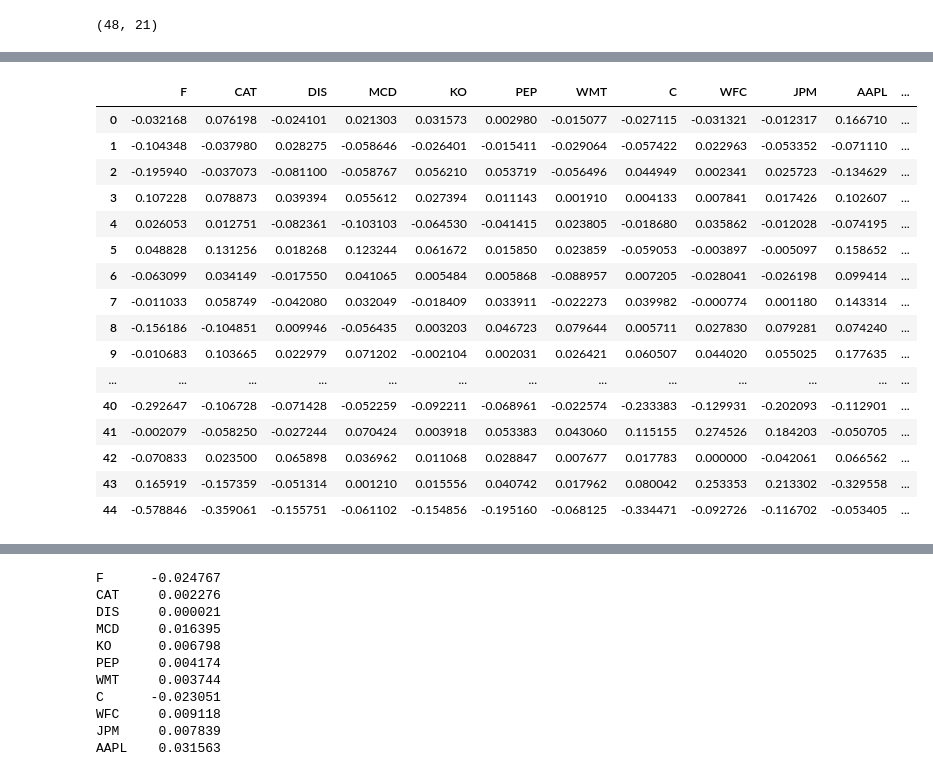
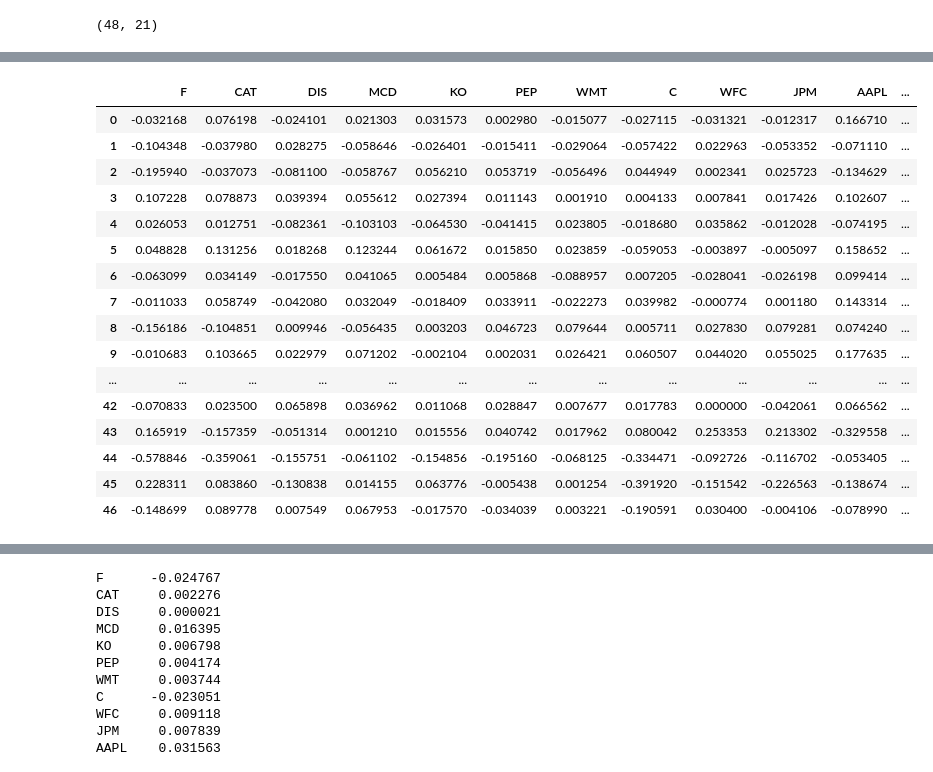
Before and after one commit to YixiaoHong/Finencial-Engineering-P1, a Jupyter notebook: project1.ipynb, the cells around one changed output, grey strips where cells are left out. Drawn from its saved outputs; the diff is of its cells as text; code cells hidden in the pictures.

```diff
--- a/project1.ipynb
+++ b/project1.ipynb
@@ -24,12 +26,12 @@ Stock names: ['F', 'CAT', 'DIS', 'MCD', 'KO', 'PEP', 'WMT', 'C', 'WFC', 'JPM', '
 20
 # %%
 df =pd.read_csv('https://raw.githubusercontent.com/YixiaoHong/Finencial-Engineering-P1/master/data/AAPL.csv')
-df_stock = df[['Date']]
+df_stock_full = df[['Date']]
 
 for i in stocksNameList:
   path = 'https://raw.githubusercontent.com/YixiaoHong/Finencial-Engineering-P1/master/data/' + i +'.csv'
   df =pd.read_csv(path)
-  df_stock[i] = df[['Adj Close']]
-print (df_stock.shape)
+  df_stock_full[i] = df[['Adj Close']]
+print (df_stock_full.shape)
 # %% [output]
 (48, 21)
@@ -36,6 +43,5 @@ print (df_stock.shape)
 # %%
 #for now we only keep the data from Dec-30-2004 to Sep-30-2008 (Oct-1-2008)
-df_stock = df_stock.loc[:45,:]
-df_stock['Date'] = df_stock['Date'].astype('datetime64[ns]')
-print (df_stock.head())
+df_stock_full['Date'] = df_stock_full['Date'].astype('datetime64[ns]')
+display(df_stock_full)
 # %% [output]
@@ -50,32 +65,32 @@ print (df_stock.head())
 # %%
 #Get the monthly return samples
-df_monthly_r = df_stock.copy()
-for row in range(45):
+df_monthly_r = df_stock_full.copy()
+for row in range(47):
   for col in range(1,21):
     r = (df_monthly_r.iloc[row+1,col]-df_monthly_r.iloc[row,col])/df_monthly_r.iloc[row,col]
     df_monthly_r.iat[row,col] = r
 
 #delete the last row+
 df_monthly_r.drop(df_monthly_r.tail(1).index,inplace=True)
 
 df_monthly_r_data = df_monthly_r.drop(columns=['Date'])
 
 display(df_monthly_r_data)
 # %% [output]
 |  | F | CAT | DIS | MCD | KO | PEP | WMT | C | WFC | JPM | AAPL | ... |
 | 0 | -0.032168 | 0.076198 | -0.024101 | 0.021303 | 0.031573 | 0.002980 | -0.015077 | -0.027115 | -0.031321 | -0.012317 | 0.166710 | ... |
 | 1 | -0.104348 | -0.037980 | 0.028275 | -0.058646 | -0.026401 | -0.015411 | -0.029064 | -0.057422 | 0.022963 | -0.053352 | -0.071110 | ... |
 | 2 | -0.195940 | -0.037073 | -0.081100 | -0.058767 | 0.056210 | 0.053719 | -0.056496 | 0.044949 | 0.002341 | 0.025723 | -0.134629 | ... |
 | 3 | 0.107228 | 0.078873 | 0.039394 | 0.055612 | 0.027394 | 0.011143 | 0.001910 | 0.004133 | 0.007841 | 0.017426 | 0.102607 | ... |
 | 4 | 0.026053 | 0.012751 | -0.082361 | -0.103103 | -0.064530 | -0.041415 | 0.023805 | -0.018680 | 0.035862 | -0.012028 | -0.074195 | ... |
 | 5 | 0.048828 | 0.131256 | 0.018268 | 0.123244 | 0.061672 | 0.015850 | 0.023859 | -0.059053 | -0.003897 | -0.005097 | 0.158652 | ... |
 | 6 | -0.063099 | 0.034149 | -0.017550 | 0.041065 | 0.005484 | 0.005868 | -0.088957 | 0.007205 | -0.028041 | -0.026198 | 0.099414 | ... |
 | 7 | -0.011033 | 0.058749 | -0.042080 | 0.032049 | -0.018409 | 0.033911 | -0.022273 | 0.039982 | -0.000774 | 0.001180 | 0.143314 | ... |
 | 8 | -0.156186 | -0.104851 | 0.009946 | -0.056435 | 0.003203 | 0.046723 | 0.079644 | 0.005711 | 0.027830 | 0.079281 | 0.074240 | ... |
 | 9 | -0.010683 | 0.103665 | 0.022979 | 0.071202 | -0.002104 | 0.002031 | 0.026421 | 0.060507 | 0.044020 | 0.055025 | 0.177635 | ... |
 | ... | ... | ... | ... | ... | ... | ... | ... | ... | ... | ... | ... | ... |
-| 40 | -0.292647 | -0.106728 | -0.071428 | -0.052259 | -0.092211 | -0.068961 | -0.022574 | -0.233383 | -0.129931 | -0.202093 | -0.112901 | ... |
-| 41 | -0.002079 | -0.058250 | -0.027244 | 0.070424 | 0.003918 | 0.053383 | 0.043060 | 0.115155 | 0.274526 | 0.184203 | -0.050705 | ... |
 | 42 | -0.070833 | 0.023500 | 0.065898 | 0.036962 | 0.011068 | 0.028847 | 0.007677 | 0.017783 | 0.000000 | -0.042061 | 0.066562 | ... |
 | 43 | 0.165919 | -0.157359 | -0.051314 | 0.001210 | 0.015556 | 0.040742 | 0.017962 | 0.080042 | 0.253353 | 0.213302 | -0.329558 | ... |
 | 44 | -0.578846 | -0.359061 | -0.155751 | -0.061102 | -0.154856 | -0.195160 | -0.068125 | -0.334471 | -0.092726 | -0.116702 | -0.053405 | ... |
+| 45 | 0.228311 | 0.083860 | -0.130838 | 0.014155 | 0.063776 | -0.005438 | 0.001254 | -0.391920 | -0.151542 | -0.226563 | -0.138674 | ... |
+| 46 | -0.148699 | 0.089778 | 0.007549 | 0.067953 | -0.017570 | -0.034039 | 0.003221 | -0.190591 | 0.030400 | -0.004106 | -0.078990 | ... |
```
Also changed, not shown: parts of 18 cells of this notebook.
